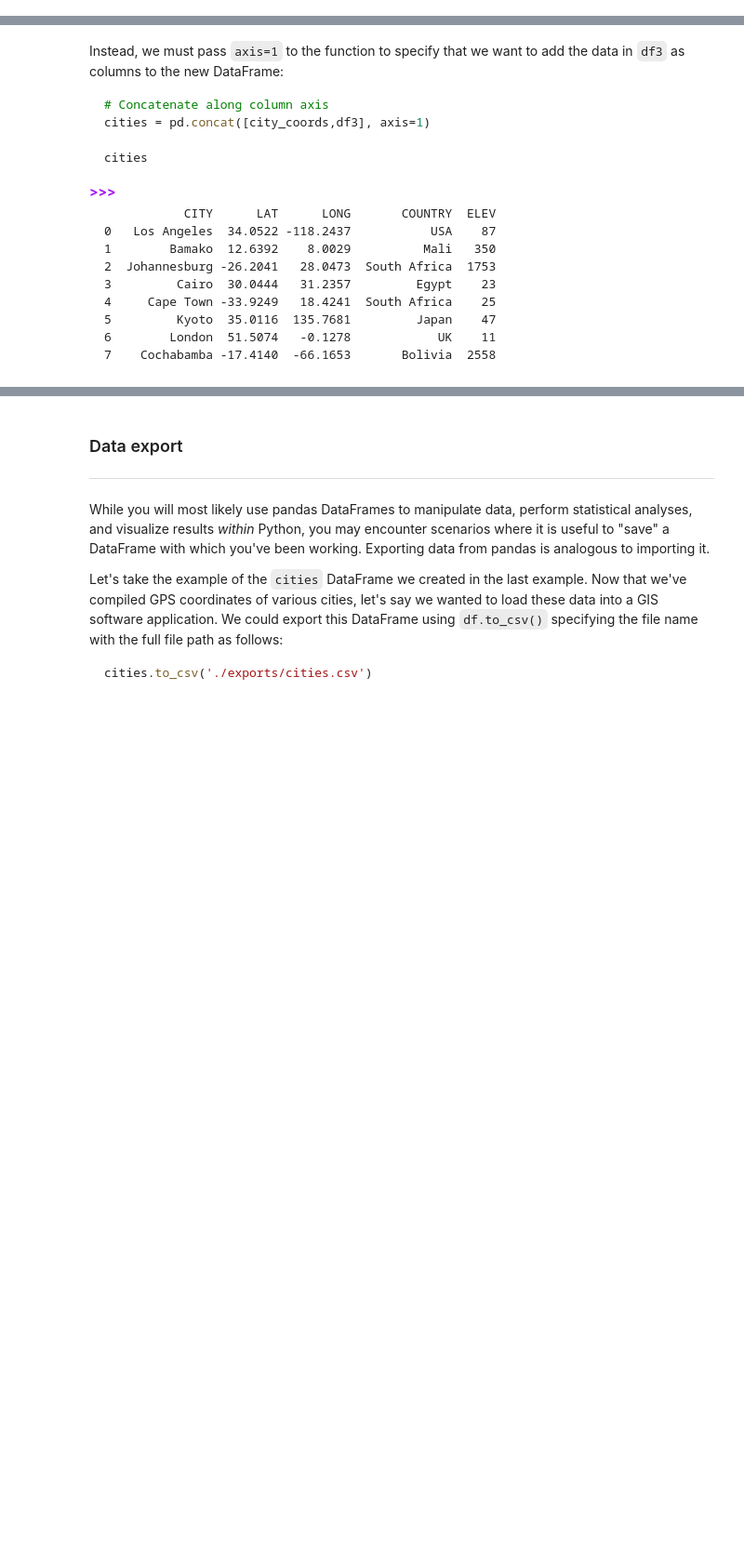
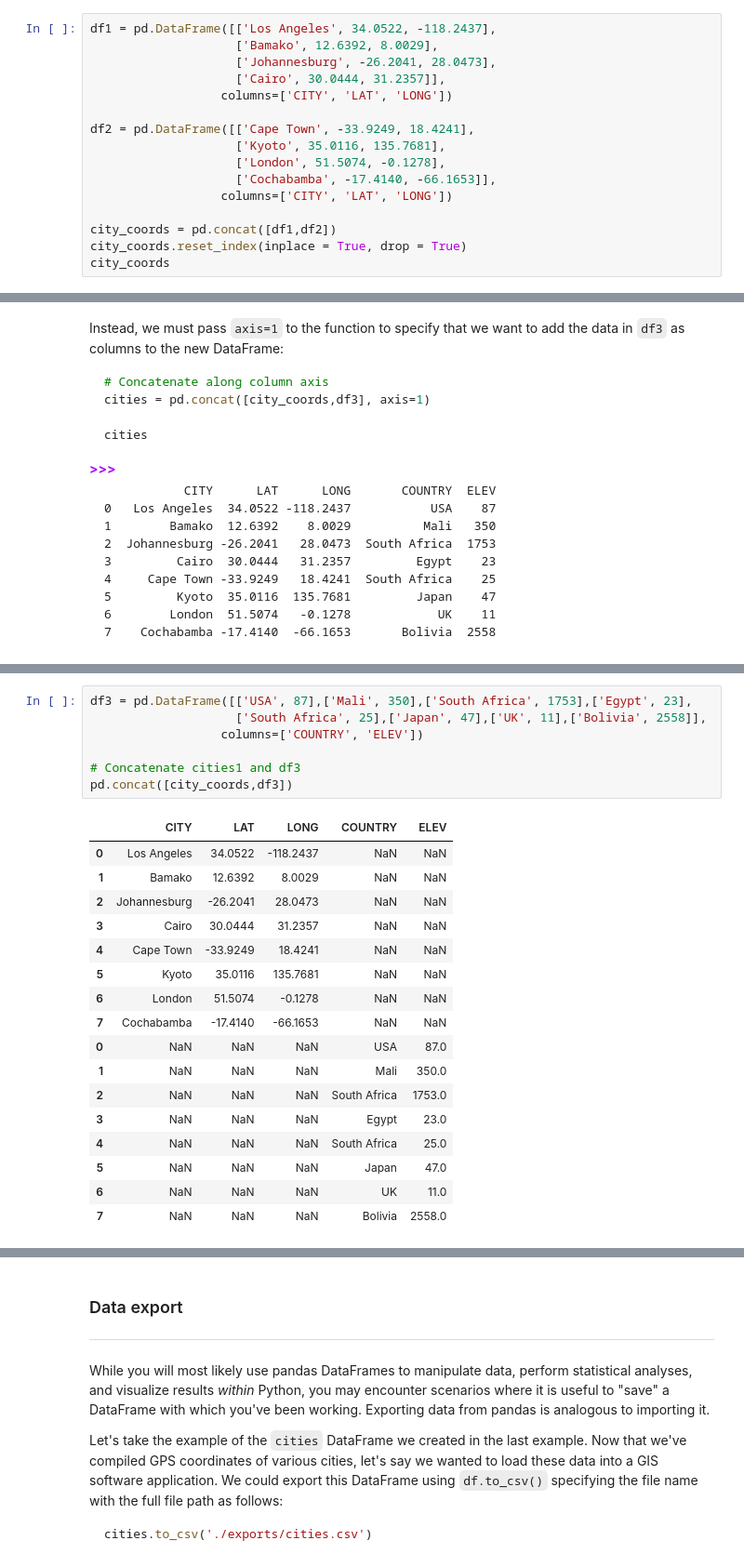
Before and after one commit to shmuir/eds217_2023, a Jupyter notebook: interactive_sessions/4-1_pandas.ipynb, the cells around one changed output, grey strips where cells are left out. Shown: that part at 93% size. Cells and saved outputs as stored; diff of their text form; blank space fills up the shorter version.

```diff
--- a/interactive_sessions/4-1_pandas.ipynb
+++ b/interactive_sessions/4-1_pandas.ipynb
@@ -1207,3 +1264,19 @@ city_coords
 6        London  51.5074   -0.1278
 7    Cochabamba -17.4140  -66.1653
 </samp></pre>
+# %%
+df1 = pd.DataFrame([['Los Angeles', 34.0522, -118.2437],
+                    ['Bamako', 12.6392, 8.0029],
+                    ['Johannesburg', -26.2041, 28.0473],
+                    ['Cairo', 30.0444, 31.2357]],
+                  columns=['CITY', 'LAT', 'LONG'])
+
+df2 = pd.DataFrame([['Cape Town', -33.9249, 18.4241],
+                    ['Kyoto', 35.0116, 135.7681],
+                    ['London', 51.5074, -0.1278],
+                    ['Cochabamba', -17.4140, -66.1653]],
+                  columns=['CITY', 'LAT', 'LONG'])
+
+city_coords = pd.concat([df1,df2])
+city_coords.reset_index(inplace = True, drop = True)
+city_coords
@@ -1305,0 +1345,25 @@ cities
+# %%
+df3 = pd.DataFrame([['USA', 87],['Mali', 350],['South Africa', 1753],['Egypt', 23],
+                    ['South Africa', 25],['Japan', 47],['UK', 11],['Bolivia', 2558]],
+                  columns=['COUNTRY', 'ELEV'])
+
+# Concatenate cities1 and df3
+pd.concat([city_coords,df3])
+# %% [output]
+|  | CITY | LAT | LONG | COUNTRY | ELEV |
+| 0 | Los Angeles | 34.0522 | -118.2437 | NaN | NaN |
+| 1 | Bamako | 12.6392 | 8.0029 | NaN | NaN |
+| 2 | Johannesburg | -26.2041 | 28.0473 | NaN | NaN |
+| 3 | Cairo | 30.0444 | 31.2357 | NaN | NaN |
+| 4 | Cape Town | -33.9249 | 18.4241 | NaN | NaN |
+| 5 | Kyoto | 35.0116 | 135.7681 | NaN | NaN |
+| 6 | London | 51.5074 | -0.1278 | NaN | NaN |
+| 7 | Cochabamba | -17.4140 | -66.1653 | NaN | NaN |
+| 0 | NaN | NaN | NaN | USA | 87.0 |
+| 1 | NaN | NaN | NaN | Mali | 350.0 |
+| 2 | NaN | NaN | NaN | South Africa | 1753.0 |
+| 3 | NaN | NaN | NaN | Egypt | 23.0 |
+| 4 | NaN | NaN | NaN | South Africa | 25.0 |
+| 5 | NaN | NaN | NaN | Japan | 47.0 |
+| 6 | NaN | NaN | NaN | UK | 11.0 |
+| 7 | NaN | NaN | NaN | Bolivia | 2558.0 |
```
Also changed, not shown: parts of 30 cells of this notebook, 3 other files.
